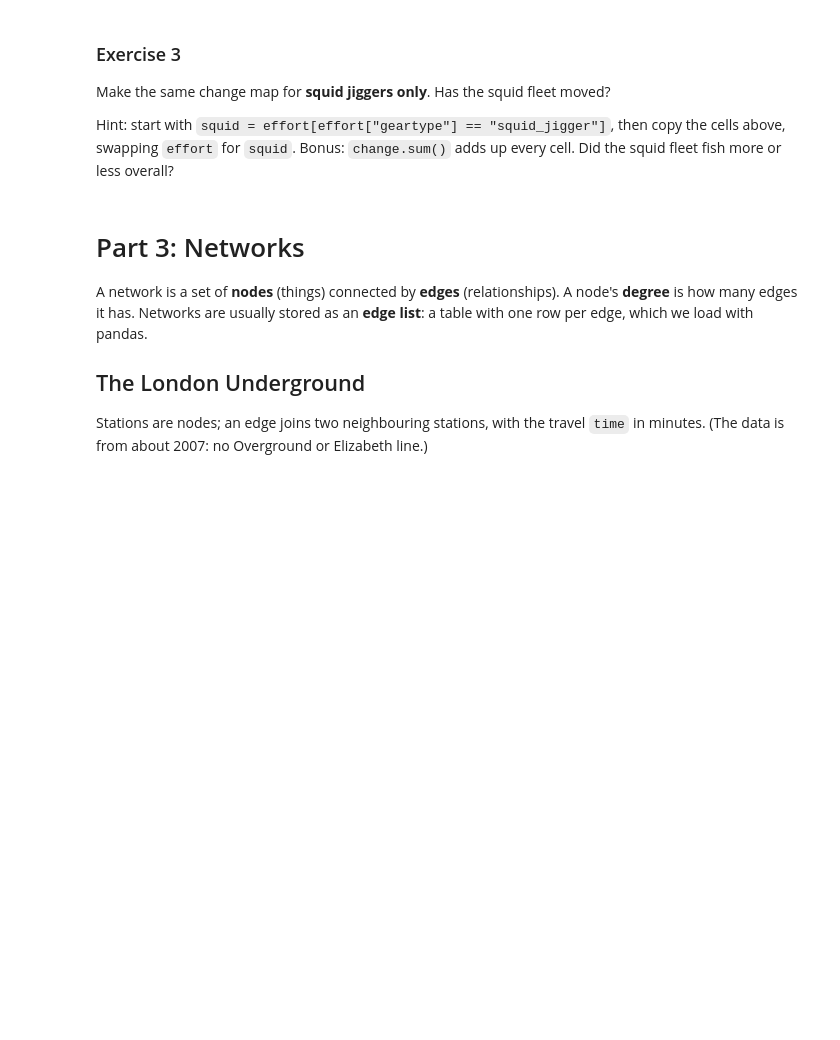
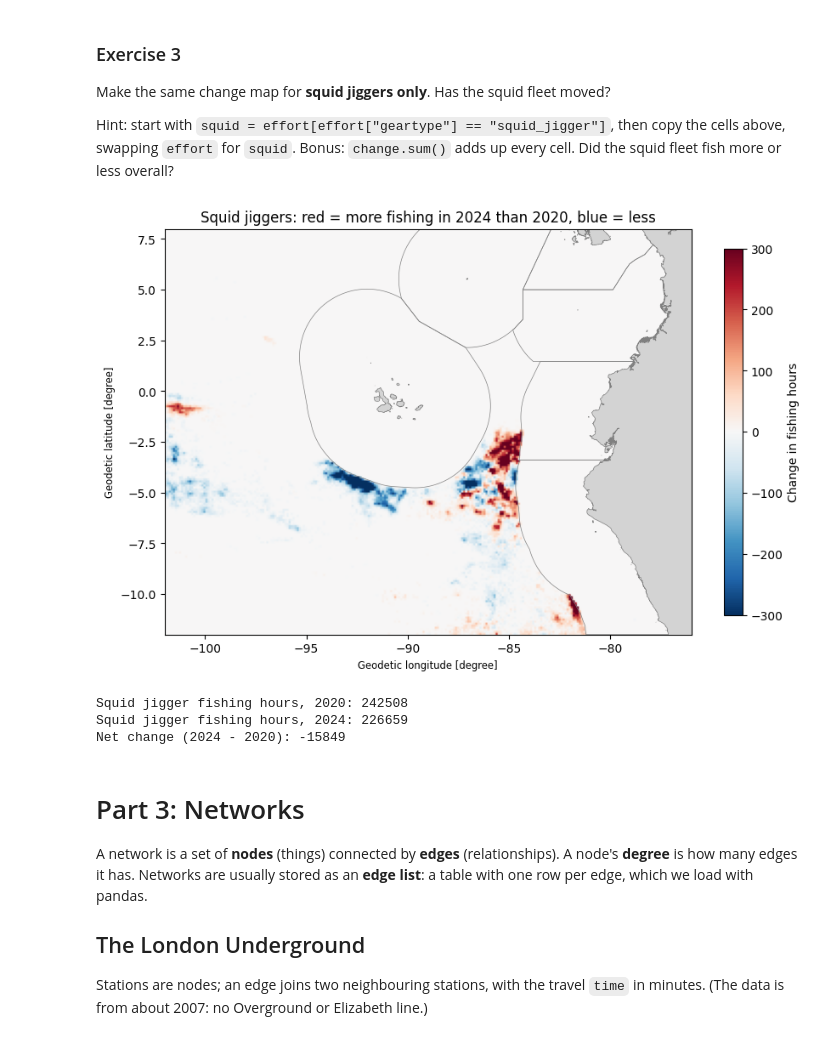
Before and after one commit to boscof0715-commits/Basc0005, a Jupyter notebook: notebooks/W03. Spatial Data.ipynb, the cells around one changed output. Saved outputs shown, nothing was run; the diff lists cells and outputs as text; code cells hidden in the pictures; blank space fills up the shorter version.

```diff
--- a/notebooks/W03. Spatial Data.ipynb
+++ b/notebooks/W03. Spatial Data.ipynb
@@ -205,7 +238,25 @@ Make the same change map for **squid jiggers only**. Has the squid fleet moved?
 
 Hint: start with `squid = effort[effort["geartype"] == "squid_jigger"]`, then copy the cells above, swapping `effort` for `squid`. Bonus: `change.sum()` adds up every cell. Did the squid fleet fish more or less overall?
 # %%
-# your code here
+squid = effort[effort["geartype"] == "squid_jigger"]
+
+s24 = to_raster(squid[squid["year"] == 2024])
+s20 = to_raster(squid[squid["year"] == 2020])
+squid_change = s24 - s20
+show_raster(squid_change, "Squid jiggers: red = more fishing in 2024 than 2020, blue = less", change=True)
+
+print("Squid jigger fishing hours, 2020:", round(s20.sum()))
+print("Squid jigger fishing hours, 2024:", round(s24.sum()))
+print("Net change (2024 - 2020):", round(squid_change.sum()))
+
+# Answer: yes, the squid fleet has moved. Fishing fell along the southern edge of the Galapagos EEZ (blue) and rose further east,
+# along the outer edge of the Ecuador/Peru EEZs around 85W, and off southern Peru (red). Overall it fished slightly less:
+# 242,508 hours in 2020 vs 226,659 in 2024, a net change of -15,849 hours (about -6.5%).
+# %% [output]
+[figure, added]
+Squid jigger fishing hours, 2020: 242508
+Squid jigger fishing hours, 2024: 226659
+Net change (2024 - 2020): -15849
 # %% [markdown]
 # Part 3: Networks
 
```
Also changed, not shown: parts of 10 cells of this notebook.
